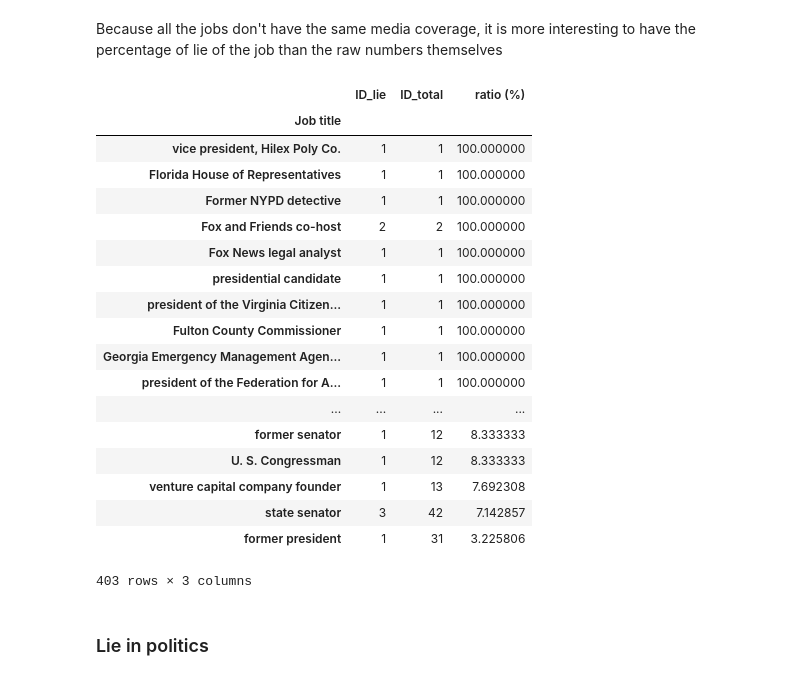
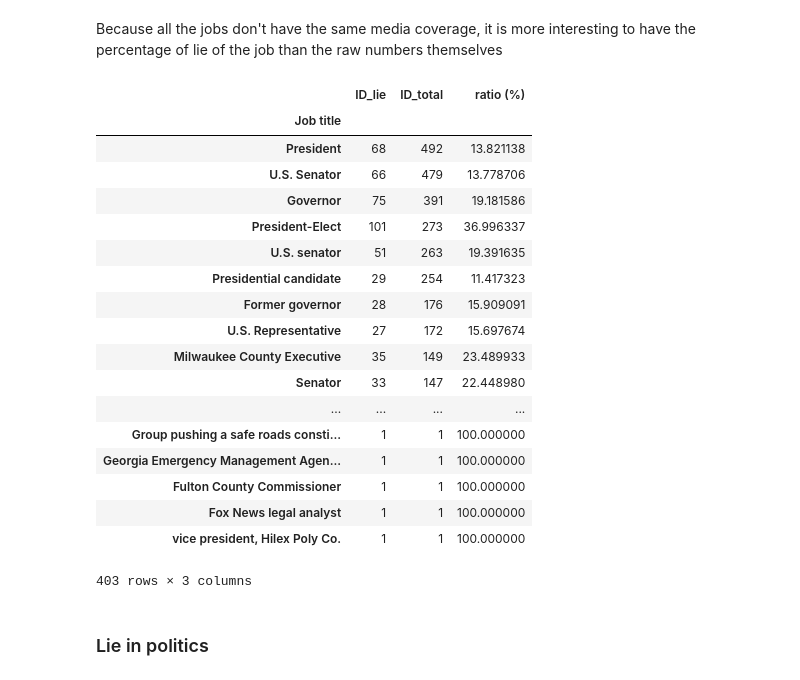
Before and after one commit to nicolasFontbonne/ADA-FakeNews, a Jupyter notebook: main_analysis.ipynb, the cells around one changed output. Cells and saved outputs as stored; diff of their text form; code cells hidden in the pictures.

```diff
--- a/main_analysis.ipynb
+++ b/main_analysis.ipynb
@@ -114,26 +194,26 @@ jobs_lie = jobs_lie.join(jobs, lsuffix = '_lie', rsuffix = '_total')
 # %%
 jobs_lie["ratio (%)"] =jobs_lie["ID_lie"]/jobs_lie["ID_total"]*100
 # %%
-jobs_lie.sort_values(by=['ratio (%)'], ascending = False)
+jobs_lie.sort_values(by=['ID_total'], ascending = False)
 # %% [output]
 |  | ID_lie | ID_total | ratio (%) |
 | Job title |  |  |  |
+| President | 68 | 492 | 13.821138 |
+| U.S. Senator | 66 | 479 | 13.778706 |
+| Governor | 75 | 391 | 19.181586 |
+| President-Elect | 101 | 273 | 36.996337 |
+| U.S. senator | 51 | 263 | 19.391635 |
+| Presidential candidate | 29 | 254 | 11.417323 |
+| Former governor | 28 | 176 | 15.909091 |
+| U.S. Representative | 27 | 172 | 15.697674 |
+| Milwaukee County Executive | 35 | 149 | 23.489933 |
+| Senator | 33 | 147 | 22.448980 |
+| ... | ... | ... | ... |
+| Group pushing a safe roads consti... | 1 | 1 | 100.000000 |
+| Georgia Emergency Management Agen... | 1 | 1 | 100.000000 |
+| Fulton County Commissioner | 1 | 1 | 100.000000 |
+| Fox News legal analyst | 1 | 1 | 100.000000 |
 | vice president, Hilex Poly Co. | 1 | 1 | 100.000000 |
-| Florida House of Representatives | 1 | 1 | 100.000000 |
-| Former NYPD detective | 1 | 1 | 100.000000 |
-| Fox and Friends co-host | 2 | 2 | 100.000000 |
-| Fox News legal analyst | 1 | 1 | 100.000000 |
-| presidential candidate | 1 | 1 | 100.000000 |
-| president of the Virginia Citizen... | 1 | 1 | 100.000000 |
-| Fulton County Commissioner | 1 | 1 | 100.000000 |
-| Georgia Emergency Management Agen... | 1 | 1 | 100.000000 |
-| president of the Federation for A... | 1 | 1 | 100.000000 |
-| ... | ... | ... | ... |
-| former senator | 1 | 12 | 8.333333 |
-| U. S. Congressman | 1 | 12 | 8.333333 |
-| venture capital company founder | 1 | 13 | 7.692308 |
-| state senator | 3 | 42 | 7.142857 |
-| former president | 1 | 31 | 3.225806 |
 403 rows × 3 columns
 # %% [markdown]
 ### Lie in politics
```
Also changed, not shown: parts of 15 cells of this notebook.
